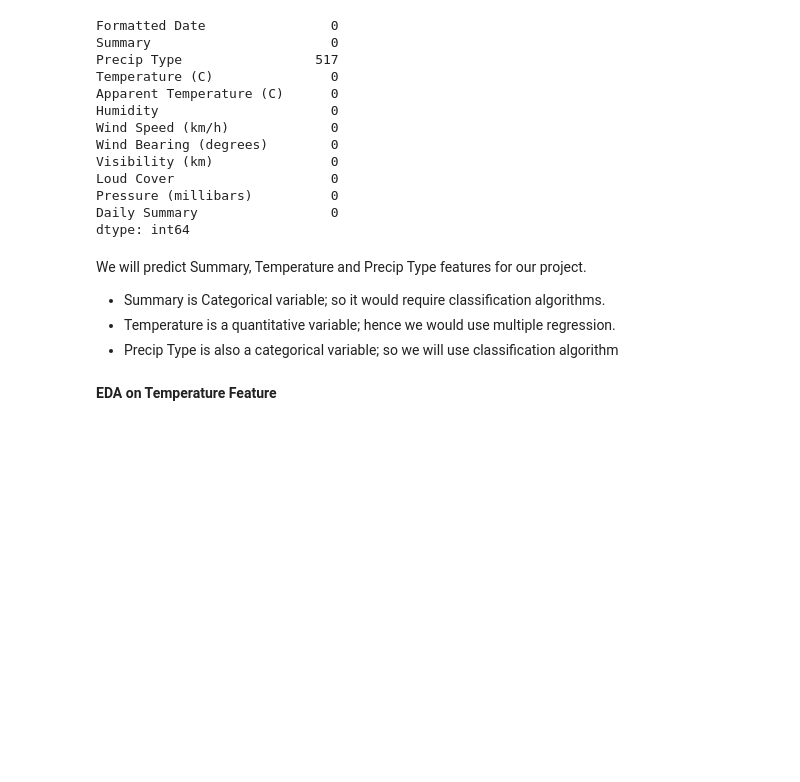
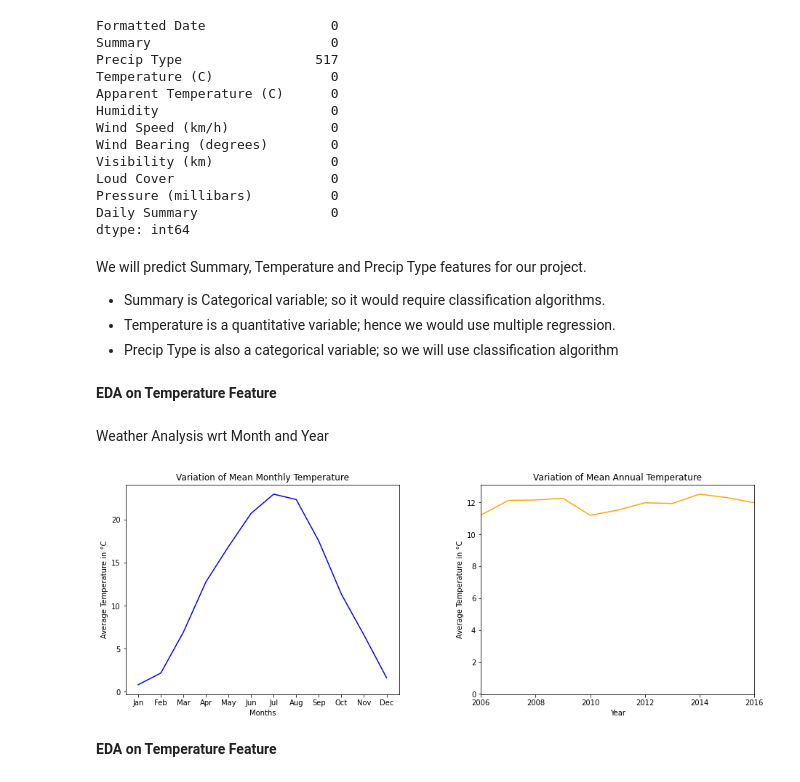
Before and after one commit to AmanCSE-1/Smart-Weather-Prediction-using-ML, a Jupyter notebook: main.ipynb, the cells around one changed output. Cells and saved outputs as stored; diff of their text form; code cells hidden in the pictures; blank space fills up the shorter version.

Commit message:
Performed Temperature Analysis wrt Month and Year

```diff
--- a/main.ipynb
+++ b/main.ipynb
@@ -128,6 +137,38 @@ We will predict Summary, Temperature and Precip Type features for our project.
 *   Summary is Categorical variable; so it would require classification algorithms.
 *   Temperature is a quantitative variable; hence we would use multiple regression.
 *   Precip Type is also a categorical variable; so we will use classification algorithm
+# %% [markdown]
+**EDA on Temperature Feature**
+# %% [markdown]
+Weather Analysis wrt Month and Year
+# %%
+month = df['Date'].dt.month
+
+monthly_avg = df.groupby(month)['Temperature (C)'].mean()
+# %%
+year = df['Date'].dt.year
+
+annual_avg = df.groupby(year)['Temperature (C)'].mean()
+# %%
+plt.subplots_adjust(left=0, right=2, bottom=0, top=1, wspace=0.3, hspace=0.1)
+
+plt.subplot(1, 2, 1)
+month_abb = ['Jan', 'Feb', 'Mar', 'Apr', 'May', 'Jun', 'Jul', 'Aug', 'Sep', 'Oct', 'Nov', 'Dec']
+sns.lineplot(x=month_abb, y=monthly_avg.values, color='blue', linestyle="-")
+plt.xlabel('Months')
+plt.ylabel("Average Temperature in \N{DEGREE SIGN}C")
+plt.title('Variation of Mean Monthly Temperature')
+
+plt.subplot(1, 2, 2)
+sns.lineplot(x=annual_avg.index, y=annual_avg.values, color='orange', linestyle="solid")
+plt.xlim([2006, 2016])
+plt.xlabel('Year')
+plt.ylabel("Average Temperature in \N{DEGREE SIGN}C")
+plt.title('Variation of Mean Annual Temperature')
+
+plt.show()
+# %% [output]
+[figure, added]
 # %% [markdown]
 **EDA on Temperature Feature**
 # %%
```
Also changed, not shown: parts of 1 cell of this notebook.
